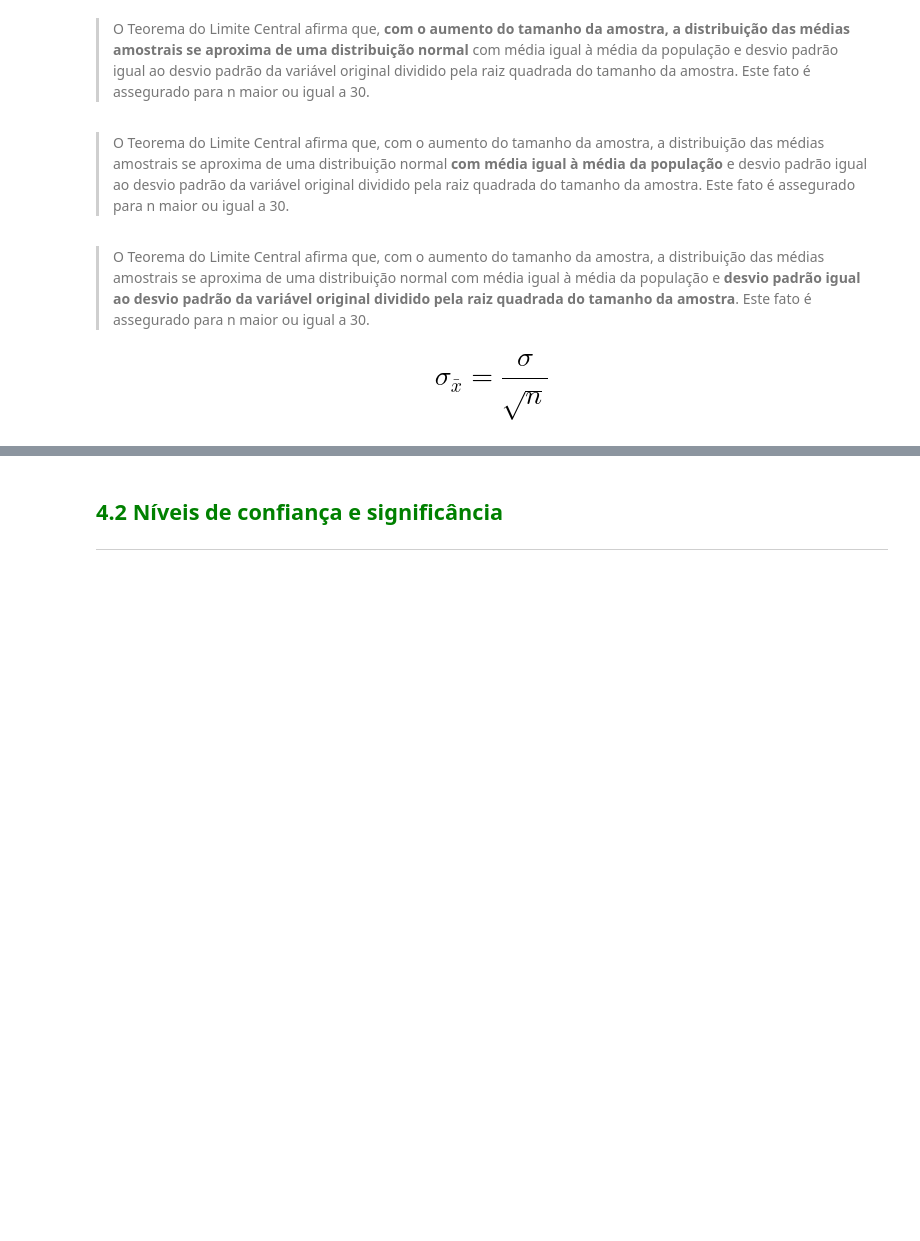
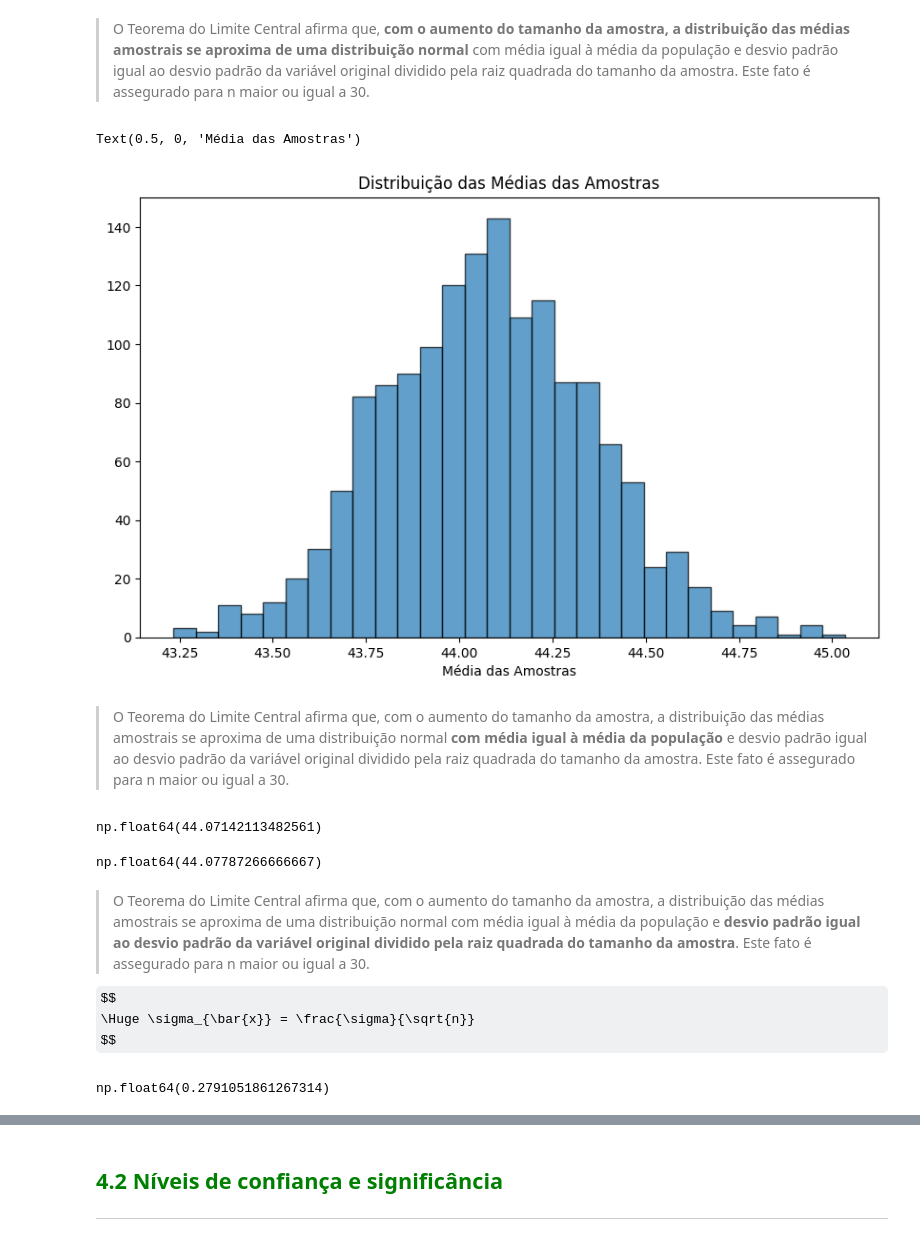
Before and after one commit to TheGabrielVieira/estatistica-com-python-probabilidade-amostragem, a Jupyter notebook: Projeto_Estatística_com_Python_probabilidade_e_amostragem.ipynb, the cells around one changed output, grey strips where cells are left out. Cells and saved outputs as stored; diff of their text form; code cells hidden in the pictures; some formulas as TeX source; blank space fills up the shorter version.

```diff
--- a/Projeto_Estatística_com_Python_probabilidade_e_amostragem.ipynb
+++ b/Projeto_Estatística_com_Python_probabilidade_e_amostragem.ipynb
@@ -839,3 +842,6 @@ Suponha que os pesos dos sacos de arroz de uma indústria alimentícia se distri
 O desvio padrão das médias amostrais é conhecido como **erro padrão da média**
 # %% [markdown]
 ### Entendendo o Teorema do Limite Central
+# %%
+n = 2000
+total_de_amostras = 1500
@@ -841,0 +854,15 @@ O desvio padrão das médias amostrais é conhecido como **erro padrão da médi
+# %%
+# Lista para armazenar as amostras temporariamente
+lista_amostras = []
+
+for i in range(total_de_amostras):
+    amostra = dados['Idade'].sample(n, replace=True).reset_index(drop=True)
+    lista_amostras.append(amostra)
+
+# Concatena todas as amostras como colunas (axis=1)
+amostras = pd.concat(lista_amostras, axis=1)
+
+# Renomeia as colunas
+amostras.columns = [f'Amostra_{i}' for i in range(total_de_amostras)]
+
+amostras
@@ -842,8 +898,31 @@ O desvio padrão das médias amostrais é conhecido como **erro padrão da médi
 # %% [markdown]
 > O Teorema do Limite Central afirma que, **com o aumento do tamanho da amostra, a distribuição das médias amostrais se aproxima de uma distribuição normal** com média igual à média da população e desvio padrão igual ao desvio padrão da variável original dividido pela raiz quadrada do tamanho da amostra. Este fato é assegurado para n maior ou igual a 30.
+# %%
+import matplotlib.pyplot as plt
+plt.figure(figsize=(10, 6))
+plt.title('Distribuição das Médias das Amostras')
+plt.hist(amostras.mean(), bins=30, edgecolor='black', alpha=0.7)
+plt.xlabel('Média das Amostras')
+# %% [output]
+Text(0.5, 0, 'Média das Amostras')
+[figure, added]
 # %% [markdown]
 > O Teorema do Limite Central afirma que, com o aumento do tamanho da amostra, a distribuição das médias amostrais se aproxima de uma distribuição normal **com média igual à média da população** e desvio padrão igual ao desvio padrão da variável original dividido pela raiz quadrada do tamanho da amostra. Este fato é assegurado para n maior ou igual a 30.
+# %%
+dados.Idade.mean()
+# %% [output]
+np.float64(44.07142113482561)
+# %%
+amostras.mean().mean()
+# %% [output]
+np.float64(44.07787266666667)
 # %% [markdown]
 > O Teorema do Limite Central afirma que, com o aumento do tamanho da amostra, a distribuição das médias amostrais se aproxima de uma distribuição normal com média igual à média da população e **desvio padrão igual ao desvio padrão da variável original dividido pela raiz quadrada do tamanho da amostra**. Este fato é assegurado para n maior ou igual a 30.
 
-# $$\sigma_\bar{x} = \frac{\sigma}{\sqrt{n}}$$
+$$
+\Huge \sigma_{\bar{x}} = \frac{\sigma}{\sqrt{n}}
+$$
+# %%
+amostras.mean().std()
+# %% [output]
+np.float64(0.2791051861267314)
```
Also changed, not shown: parts of 6 cells of this notebook.
